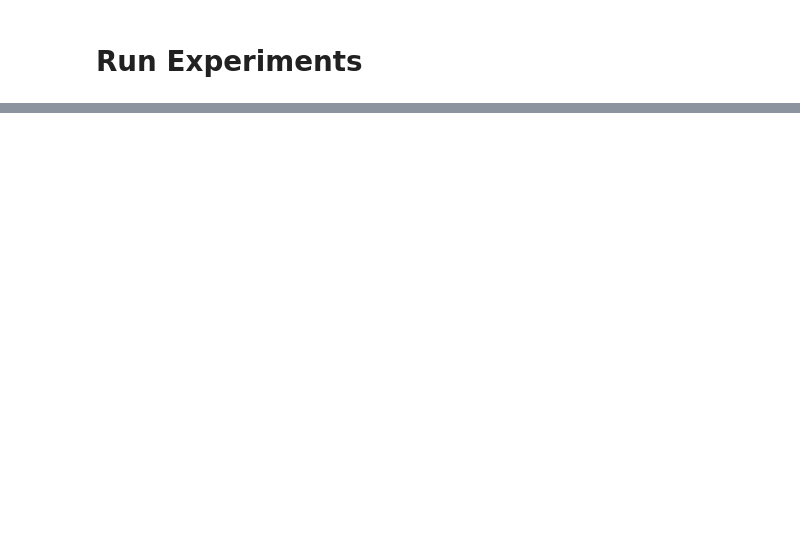
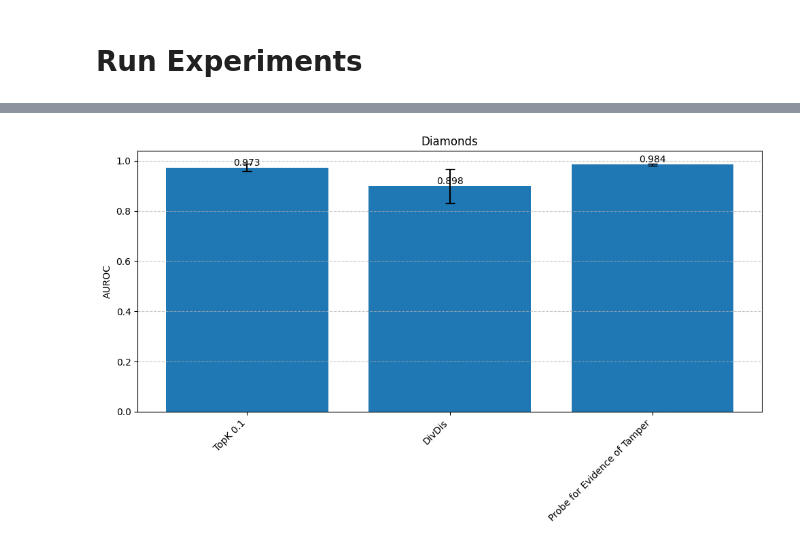
Before and after one commit to oliveradk/diverse-gen, a Jupyter notebook: experiments/250124_mtd/1_mtd_exps.ipynb, the cells around one changed output, grey strips where cells are left out. Saved outputs shown, nothing was run; the diff lists cells and outputs as text; code cells hidden in the pictures; blank space fills up the shorter version.

Commit message:
updated measurement tampering results (topk better more stable, but still massively lags behind probing for evidence of tamper (and likely other methods) on generated stories

```diff
--- a/experiments/250124_mtd/1_mtd_exps.ipynb
+++ b/experiments/250124_mtd/1_mtd_exps.ipynb
@@ -131,0 +203,46 @@ jobs = run_experiments(executor, list(configs.values()), SCRIPT_NAME)
+# %%
+def plot_method_comparison(results_dict, title=None):
+    # Calculate statistics
+    method_stats = {}
+    for method, values in results_dict.items():
+        method_stats[method] = {
+            'mean': np.mean(values),
+            'std': np.std(values)
+        }
+
+    # Prepare plot data
+    methods = list(method_stats.keys())
+    means = [method_stats[m]['mean'] for m in methods]
+    stds = [method_stats[m]['std'] for m in methods]
+
+    # Create plot
+    plt.figure(figsize=(10, 6))
+
+    # Plot bars with error bars
+    bars = plt.bar(methods, means, yerr=stds, capsize=5)
+
+    # Customize plot
+    plt.grid(True, axis='y', linestyle='--', alpha=0.7)
+    plt.ylabel('AUROC')
+    if title:
+        plt.title(title)
+
+    # Rotate x-axis labels if they're long
+    plt.xticks(rotation=45, ha='right')
+
+    # Add value labels on top of bars
+    for bar in bars:
+        height = bar.get_height()
+        plt.text(bar.get_x() + bar.get_width()/2., height,
+                f'{height:.3f}',
+                ha='center', va='bottom')
+
+    # Adjust layout to prevent label cutoff
+    plt.tight_layout()
+
+    return plt.gca()
+# %%
+plot_method_comparison(results_by_dataset_method["diamonds"], "Diamonds")
+plt.show()
+# %% [output]
+[figure, added]
```
Also changed, not shown: parts of 11 cells of this notebook.
